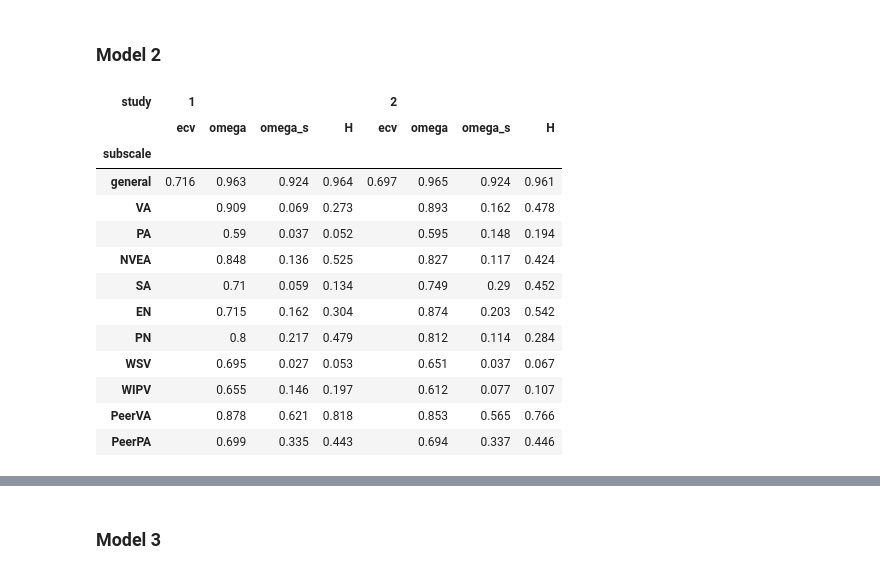
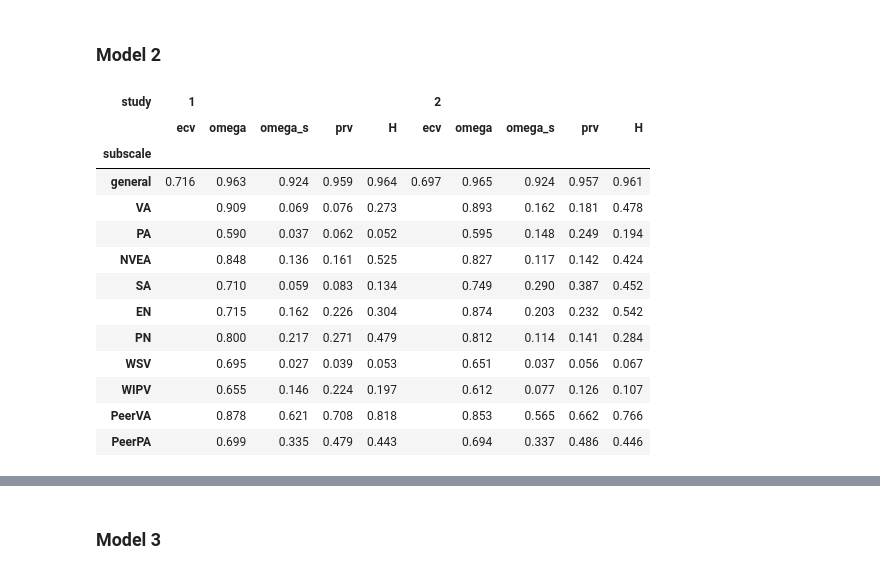
Before and after one commit to szorowi1/mace-irt, a Jupyter notebook: 03_CFA.ipynb, the cells around one changed output, grey strips where cells are left out. Drawn from its saved outputs; the diff is of its cells as text; code cells hidden in the pictures.

```diff
--- a/03_CFA.ipynb
+++ b/03_CFA.ipynb
@@ -241,0 +310,16 @@ summary.describe().round(3)
+# %%
+## Define I/O parameters.
+studies = ['teicher2015','tuominen2022']
+
+## Main loop.
+for i, study in enumerate(studies):
+
+    l1 = read_csv(os.path.join('stan_results', study, 'grmq_m1.tsv.gz'), sep='\t',
+                  compression='gzip').filter(regex=f'lambda\[[0-9]*,1\]').values
+    l2 = read_csv(os.path.join('stan_results', study, 'grmq_m3.tsv.gz'), sep='\t',
+                  compression='gzip').filter(regex=f'lambda\[[0-9]*,1\]').values
+
+    ## Compute relative bias.
+    bias = np.median((l1 - l2) / l2, axis=1)
+    mu = np.median(bias); lb, ub = hdi(bias, hdi_prob=0.95)
+    print('%s:\t%0.3f [%0.3f, %0.3f]' %(study, mu, lb, ub))
@@ -241,0 +429,16 @@ summary.describe().round(3)
+# %%
+## Define I/O parameters.
+studies = ['teicher2015','tuominen2022']
+
+## Main loop.
+for i, study in enumerate(studies):
+
+    l1 = read_csv(os.path.join('stan_results', study, 'grmq_m1.tsv.gz'), sep='\t',
+                  compression='gzip').filter(regex=f'lambda\[[0-9]*,1\]').values
+    l2 = read_csv(os.path.join('stan_results', study, 'grmq_m4.tsv.gz'), sep='\t',
+                  compression='gzip').filter(regex=f'lambda\[[0-9]*,1\]').values
+
+    ## Compute relative bias.
+    bias = np.median((l1 - l2) / l2, axis=1)
+    mu = np.median(bias); lb, ub = hdi(bias, hdi_prob=0.95)
+    print('%s:\t%0.3f [%0.3f, %0.3f]' %(study, mu, lb, ub))
@@ -337,50 +543,52 @@ for study in studies:
 
     #~~~~~~~~~~~~~~~~~~~~~~~~~~~~~~~~~~~~~~~~~~#
     ### Convert to DataFrame.
     #~~~~~~~~~~~~~~~~~~~~~~~~~~~~~~~~~~~~~~~~~~#
 
     stats.append(DataFrame(dict(
         subscale = D.columns,
         study = np.repeat(study, D.columns.size),
         ecv = ecv,
         omega = omega,
         omega_s = omega_s,
+        prv = omega_s / omega,
         H = H
     )))
 
 ## Concatenate DataFrames.
 stats = concat(stats).replace({'teicher2015':1, 'tuominen2022': 2})
 
 ## Convert to pivot table.
-stats = stats.pivot_table(['omega','omega_s','ecv','H'], 'subscale', 'study').round(3)
-stats = stats.astype(str)
+stats = stats.pivot_table(['omega','omega_s','prv','ecv','H'], 'subscale', 'study').round(3)
+stats = stats.applymap(lambda x: '%0.3f' %x)
 stats.loc[stats.index!='general','ecv'] = ''
 
 ## Re-organize rows.
 index = ['general', 'VA', 'PA', 'NVEA', 'SA', 'EN', 'PN', 'WSV', 'WIPV', 'PeerVA', 'PeerPA']
 stats = stats.loc[index]
 
 ## Re-organize columns.
-cols = [(1,'ecv'),(1,'omega'),(1,'omega_s'),(1,'H'),(2,'ecv'),(2,'omega'),(2,'omega_s'),(2,'H')]
+cols = [(1,'ecv'),(1,'omega'),(1,'omega_s'),(1,'prv'),(1,'H'),
+        (2,'ecv'),(2,'omega'),(2,'omega_s'),(2,'prv'),(2,'H')]
 stats = stats.swaplevel(axis='columns')[cols]
 
 ## Display table.
 stats
 # %% [output]
-| study | 1 |  |  |  | 2 |  |  |  |
-|  | ecv | omega | omega_s | H | ecv | omega | omega_s | H |
-| subscale |  |  |  |  |  |  |  |  |
-| general | 0.716 | 0.963 | 0.924 | 0.964 | 0.697 | 0.965 | 0.924 | 0.961 |
-| VA |  | 0.909 | 0.069 | 0.273 |  | 0.893 | 0.162 | 0.478 |
-| PA |  | 0.59 | 0.037 | 0.052 |  | 0.595 | 0.148 | 0.194 |
-| NVEA |  | 0.848 | 0.136 | 0.525 |  | 0.827 | 0.117 | 0.424 |
-| SA |  | 0.71 | 0.059 | 0.134 |  | 0.749 | 0.29 | 0.452 |
-| EN |  | 0.715 | 0.162 | 0.304 |  | 0.874 | 0.203 | 0.542 |
-| PN |  | 0.8 | 0.217 | 0.479 |  | 0.812 | 0.114 | 0.284 |
-| WSV |  | 0.695 | 0.027 | 0.053 |  | 0.651 | 0.037 | 0.067 |
-| WIPV |  | 0.655 | 0.146 | 0.197 |  | 0.612 | 0.077 | 0.107 |
-| PeerVA |  | 0.878 | 0.621 | 0.818 |  | 0.853 | 0.565 | 0.766 |
-| PeerPA |  | 0.699 | 0.335 | 0.443 |  | 0.694 | 0.337 | 0.446 |
+| study | 1 |  |  |  |  | 2 |  |  |  |  |
+|  | ecv | omega | omega_s | prv | H | ecv | omega | omega_s | prv | H |
+| subscale |  |  |  |  |  |  |  |  |  |  |
+| general | 0.716 | 0.963 | 0.924 | 0.959 | 0.964 | 0.697 | 0.965 | 0.924 | 0.957 | 0.961 |
+| VA |  | 0.909 | 0.069 | 0.076 | 0.273 |  | 0.893 | 0.162 | 0.181 | 0.478 |
+| PA |  | 0.590 | 0.037 | 0.062 | 0.052 |  | 0.595 | 0.148 | 0.249 | 0.194 |
+| NVEA |  | 0.848 | 0.136 | 0.161 | 0.525 |  | 0.827 | 0.117 | 0.142 | 0.424 |
+| SA |  | 0.710 | 0.059 | 0.083 | 0.134 |  | 0.749 | 0.290 | 0.387 | 0.452 |
+| EN |  | 0.715 | 0.162 | 0.226 | 0.304 |  | 0.874 | 0.203 | 0.232 | 0.542 |
+| PN |  | 0.800 | 0.217 | 0.271 | 0.479 |  | 0.812 | 0.114 | 0.141 | 0.284 |
+| WSV |  | 0.695 | 0.027 | 0.039 | 0.053 |  | 0.651 | 0.037 | 0.056 | 0.067 |
+| WIPV |  | 0.655 | 0.146 | 0.224 | 0.197 |  | 0.612 | 0.077 | 0.126 | 0.107 |
+| PeerVA |  | 0.878 | 0.621 | 0.708 | 0.818 |  | 0.853 | 0.565 | 0.662 | 0.766 |
+| PeerPA |  | 0.699 | 0.335 | 0.479 | 0.443 |  | 0.694 | 0.337 | 0.486 | 0.446 |
 # %%
 print(stats.to_latex())
 # %% [output]
```
Also changed, not shown: parts of 48 cells of this notebook, 1 other file.
